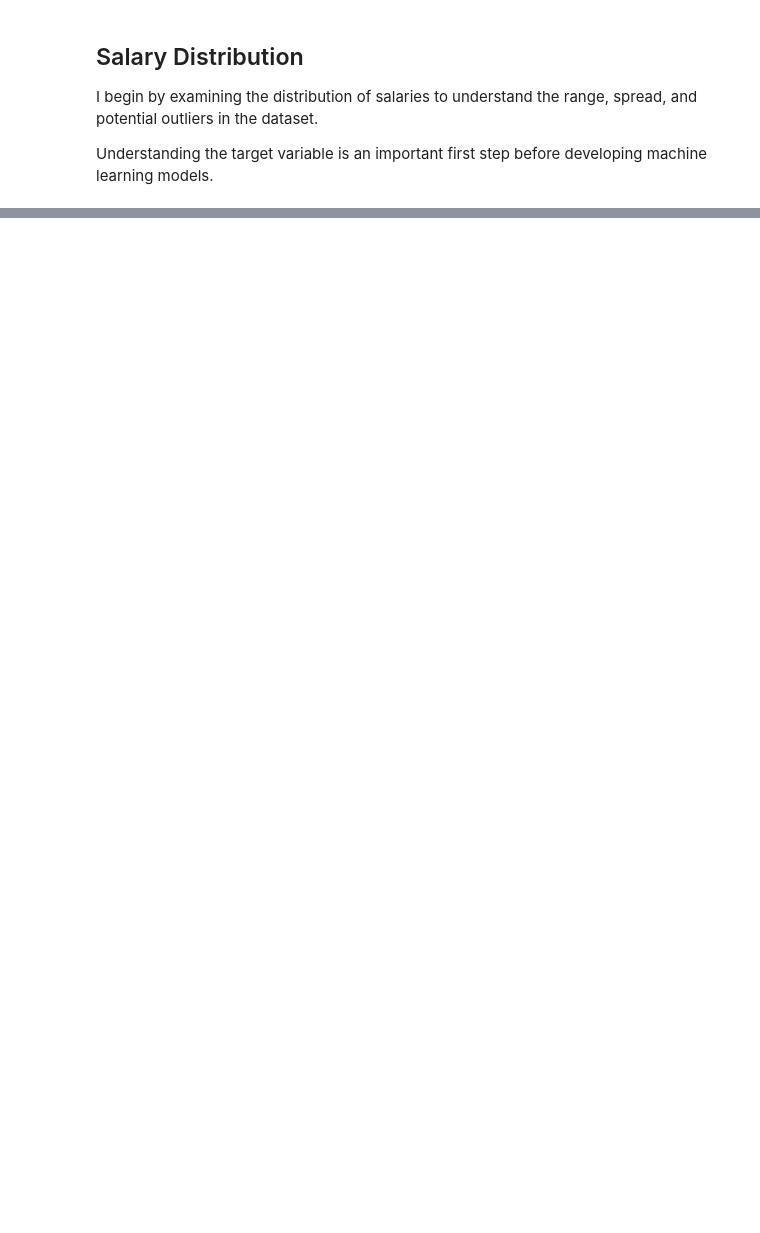
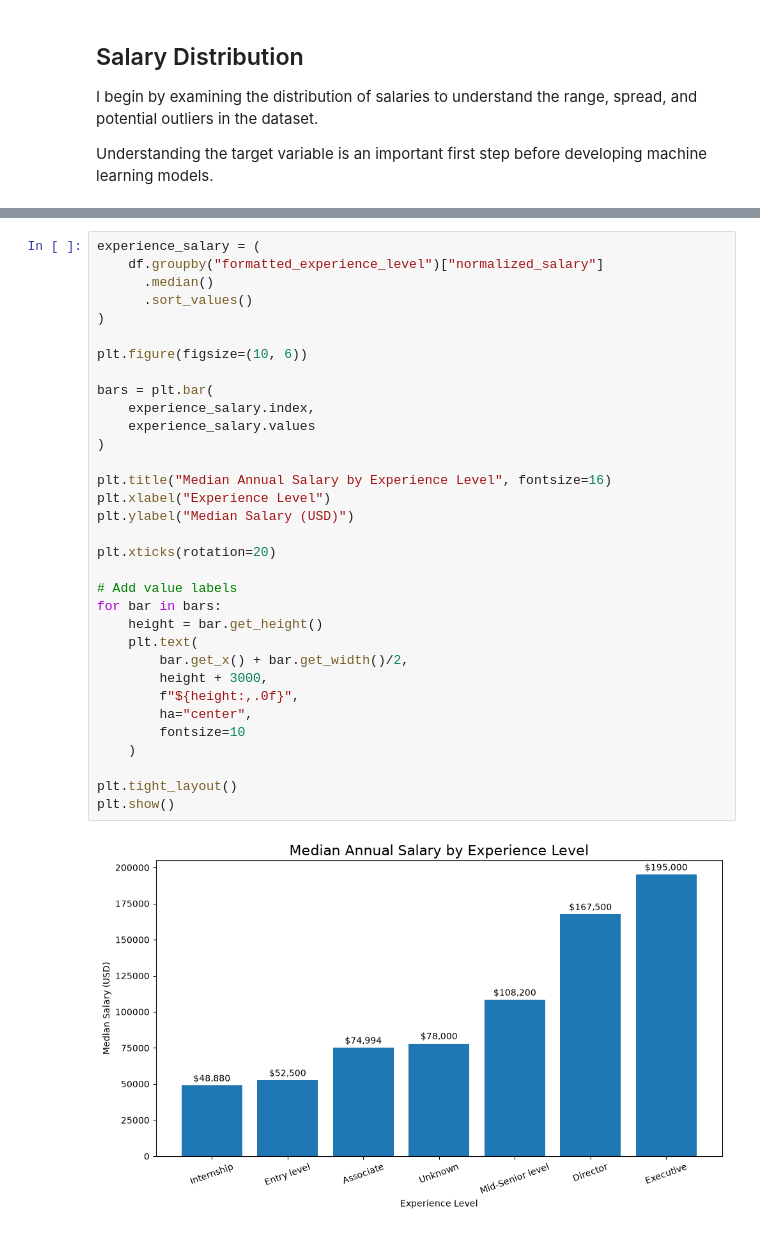
Before and after one commit to lavinma/salary-prediction-ml, a Jupyter notebook: notebooks/02_exploratory_data_analysis.ipynb, the cells around one changed output, grey strips where cells are left out. Saved outputs shown, nothing was run; the diff lists cells and outputs as text; blank space fills up the shorter version.

```diff
--- a/notebooks/02_exploratory_data_analysis.ipynb
+++ b/notebooks/02_exploratory_data_analysis.ipynb
@@ -132,0 +143,35 @@ df.nlargest(
+# %%
+experience_salary = (
+    df.groupby("formatted_experience_level")["normalized_salary"]
+      .median()
+      .sort_values()
+)
+
+plt.figure(figsize=(10, 6))
+
+bars = plt.bar(
+    experience_salary.index,
+    experience_salary.values
+)
+
+plt.title("Median Annual Salary by Experience Level", fontsize=16)
+plt.xlabel("Experience Level")
+plt.ylabel("Median Salary (USD)")
+
+plt.xticks(rotation=20)
+
+# Add value labels
+for bar in bars:
+    height = bar.get_height()
+    plt.text(
+        bar.get_x() + bar.get_width()/2,
+        height + 3000,
+        f"${height:,.0f}",
+        ha="center",
+        fontsize=10
+    )
+
+plt.tight_layout()
+plt.show()
+# %% [output]
+[figure, added]
```
Also changed, not shown: parts of 12 cells of this notebook.
